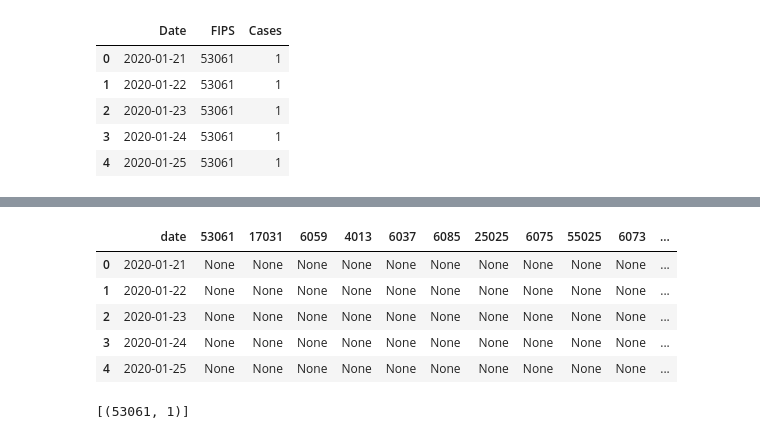
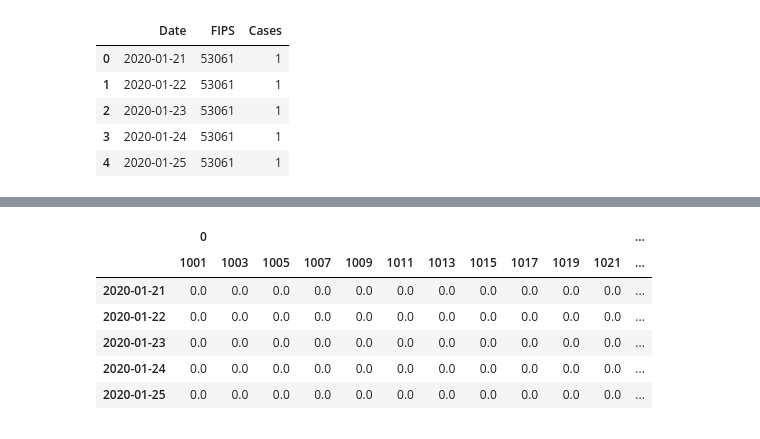
Before and after one commit to GaianiAndrea/GDL_project_COVID, a Jupyter notebook: colab notebook/simple_data_loader.ipynb, the cells around one changed output, grey strips where cells are left out. Saved outputs shown, nothing was run; the diff lists cells and outputs as text; code cells hidden in the pictures.

Commit message:
reviewed version of simple data loader

```diff
--- a/colab notebook/simple_data_loader.ipynb
+++ b/colab notebook/simple_data_loader.ipynb
@@ -69,24 +56,17 @@ final.shape
 # %%
 # creation of empty columns
-for el in simple_2020.FIPS.unique():
-  final[f"{el}"] = None
+# for el in simple_2020.FIPS.unique():
+#   final[f"{el}"] = None
 
-final.head()
+# final.head()
-# %% [output]
-|  | date | 53061 | 17031 | 6059 | 4013 | 6037 | 6085 | 25025 | 6075 | 55025 | 6073 | ... |
-| 0 | 2020-01-21 | None | None | None | None | None | None | None | None | None | None | ... |
-| 1 | 2020-01-22 | None | None | None | None | None | None | None | None | None | None | ... |
-| 2 | 2020-01-23 | None | None | None | None | None | None | None | None | None | None | ... |
-| 3 | 2020-01-24 | None | None | None | None | None | None | None | None | None | None | ... |
-| 4 | 2020-01-25 | None | None | None | None | None | None | None | None | None | None | ... |
 # %%
-for i, row in final.iterrows(): # for each date
-
-  print(fips_date_cases_2020[final.date.iloc[i]])
-  break
-  # print(fips_date_cases_2020[row[i]])
-
-
-df = pd.DataFrame(matrix.values(), index = pd.MultiIndex.from_tuples(matrix.keys())).unstack(1).fillna(0)
+final = pd.DataFrame(fips_date_cases_2020.values(), index = pd.MultiIndex.from_tuples(fips_date_cases_2020.keys())).unstack(1).fillna(0)
+final.head()
 # %% [output]
-[(53061, 1)]
+|  | 0 |  |  |  |  |  |  |  |  |  |  | ... |
+|  | 1001 | 1003 | 1005 | 1007 | 1009 | 1011 | 1013 | 1015 | 1017 | 1019 | 1021 | ... |
+| 2020-01-21 | 0.0 | 0.0 | 0.0 | 0.0 | 0.0 | 0.0 | 0.0 | 0.0 | 0.0 | 0.0 | 0.0 | ... |
+| 2020-01-22 | 0.0 | 0.0 | 0.0 | 0.0 | 0.0 | 0.0 | 0.0 | 0.0 | 0.0 | 0.0 | 0.0 | ... |
+| 2020-01-23 | 0.0 | 0.0 | 0.0 | 0.0 | 0.0 | 0.0 | 0.0 | 0.0 | 0.0 | 0.0 | 0.0 | ... |
+| 2020-01-24 | 0.0 | 0.0 | 0.0 | 0.0 | 0.0 | 0.0 | 0.0 | 0.0 | 0.0 | 0.0 | 0.0 | ... |
+| 2020-01-25 | 0.0 | 0.0 | 0.0 | 0.0 | 0.0 | 0.0 | 0.0 | 0.0 | 0.0 | 0.0 | 0.0 | ... |
```
Also changed, not shown: parts of 8 cells of this notebook, 1 other file.
